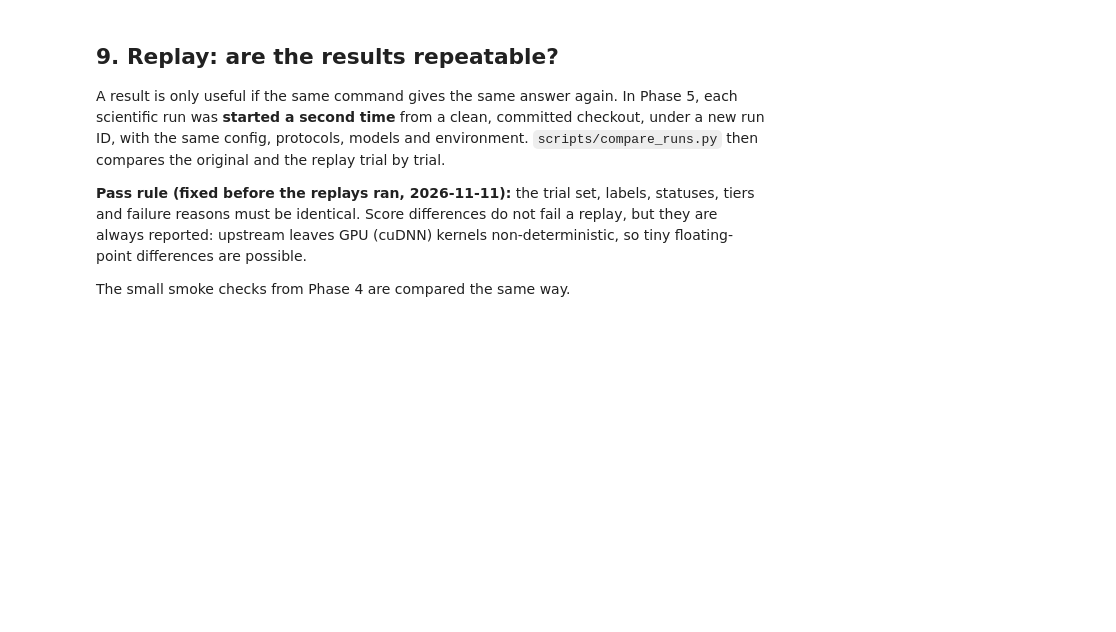
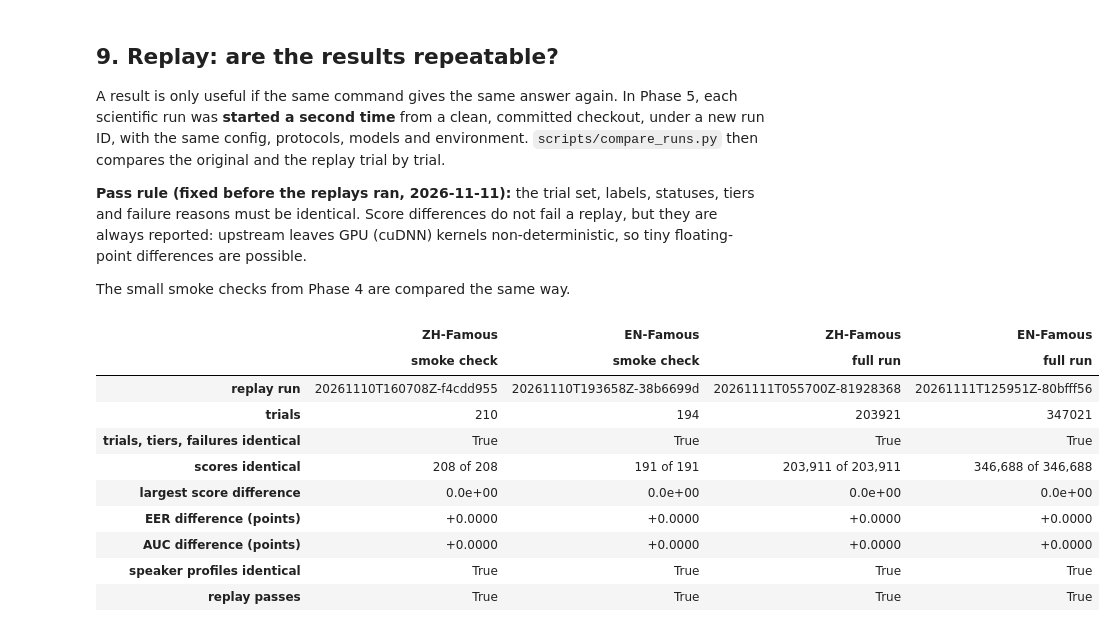
Before and after one commit to karakartal190360/master-thesis, a Jupyter notebook: notebooks/pvp_reproduction_demo.ipynb, the cells around one changed output. Drawn from its saved outputs; the diff is of its cells as text; code cells hidden in the pictures; blank space fills up the shorter version.

Commit message:
Complete Phase 5 with bit-identical replays of both runs

```diff
--- a/notebooks/pvp_reproduction_demo.ipynb
+++ b/notebooks/pvp_reproduction_demo.ipynb
@@ -443,30 +443,42 @@ The small smoke checks from Phase 4 are compared the same way.
 # %%
 from compare_runs import compare  # same code as the command-line replay check
 
 REPLAYS = {  # (original run, replay run)
     ("ZH-Famous", "smoke check"): ("20261110T160411Z-47465f87", "20261110T160708Z-f4cdd955"),
     ("EN-Famous", "smoke check"): ("20261110T193420Z-ec42b331", "20261110T193658Z-38b6699d"),
     ("ZH-Famous", "full run"): (RUNS["ZH-Famous"]["run_id"], "20261111T055700Z-81928368"),
-    ("EN-Famous", "full run"): (RUNS["EN-Famous"]["run_id"], "20261111T055547Z-4112a99e"),
+    ("EN-Famous", "full run"): (RUNS["EN-Famous"]["run_id"], "20261111T125951Z-80bfff56"),  # first replay interrupted
 }
 
 reports, replay_rows = {}, {}
 for key, (original, replay) in REPLAYS.items():
     report = compare(ROOT / "results/runs" / original, ROOT / "results/runs" / replay)
     reports[key] = report
     score = report["scores"]["score"]
     replay_rows[key] = {
         "replay run": replay,
         "trials": report["trials"]["trials"][1],
         "trials, tiers, failures identical": report["trials"]["identical"],
         "scores identical": f"{score['identical']:,} of {report['scores']['compared']:,}",
         "largest score difference": f"{score['max_abs_difference']:.1e}",
         "EER difference (points)": f"{report['metrics']['eer']['difference_points']:+.4f}",
         "AUC difference (points)": f"{report['metrics']['auc']['difference_points']:+.4f}",
         "speaker profiles identical": report["provenance"]["profiles_identical"],
         "replay passes": report["replay_pass"],
     }
 pd.DataFrame(replay_rows)
+# %% [output]
+|  | ZH-Famous | EN-Famous | ZH-Famous | EN-Famous |
+|  | smoke check | smoke check | full run | full run |
+| replay run | 20261110T160708Z-f4cdd955 | 20261110T193658Z-38b6699d | 20261111T055700Z-81928368 | 20261111T125951Z-80bfff56 |
+| trials | 210 | 194 | 203921 | 347021 |
+| trials, tiers, failures identical | True | True | True | True |
+| scores identical | 208 of 208 | 191 of 191 | 203,911 of 203,911 | 346,688 of 346,688 |
+| largest score difference | 0.0e+00 | 0.0e+00 | 0.0e+00 | 0.0e+00 |
+| EER difference (points) | +0.0000 | +0.0000 | +0.0000 | +0.0000 |
+| AUC difference (points) | +0.0000 | +0.0000 | +0.0000 | +0.0000 |
+| speaker profiles identical | True | True | True | True |
+| replay passes | True | True | True | True |
 # %%
 # What differs in the run records, apart from the per-trial results?
 for key, report in reports.items():
```
Also changed, not shown: parts of 3 cells of this notebook.
